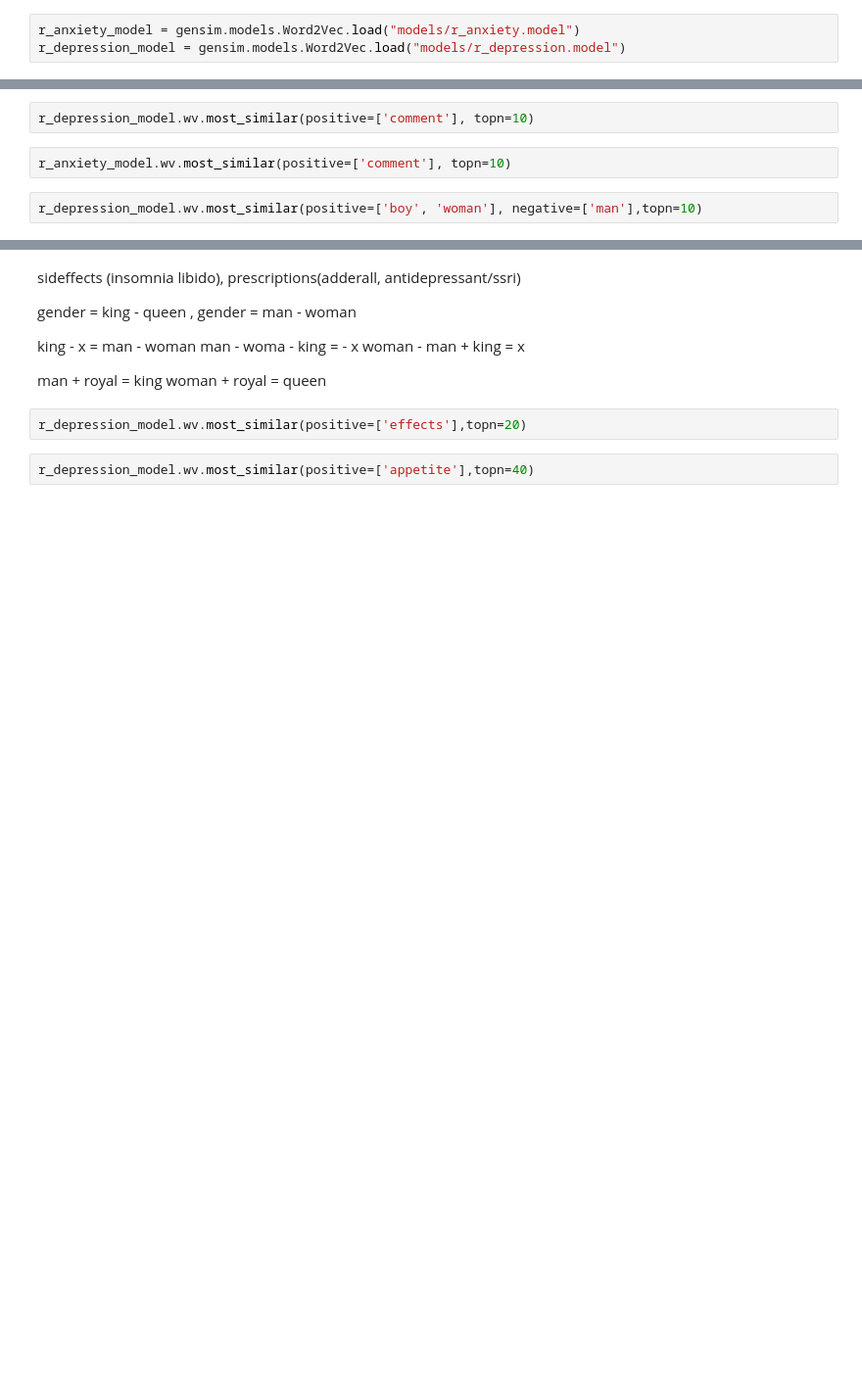
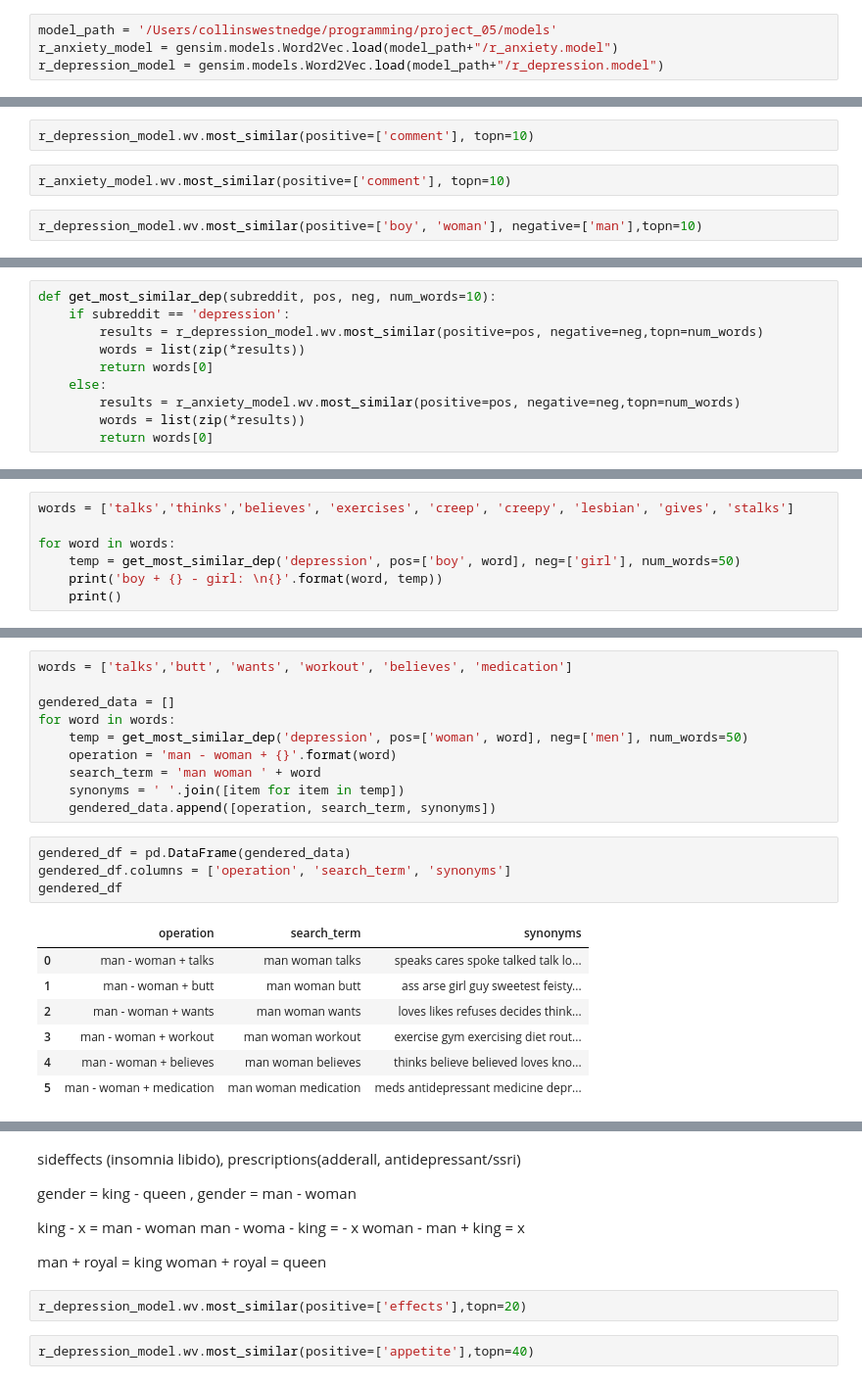
Before and after one commit to dirtylittledirtbike/project_05_v2, a Jupyter notebook: notebooks/word2vec.ipynb, the cells around one changed output, grey strips where cells are left out. Shown at 98% size. Drawn from its saved outputs; the diff is of its cells as text; blank space fills up the shorter version.

```diff
--- a/notebooks/word2vec.ipynb
+++ b/notebooks/word2vec.ipynb
@@ -140,8 +141,9 @@ r_anxiety_model = gensim.models.Word2Vec(
 # %%
 # r_anxiety_model.save("models/r_anxiety.model")
 # %%
-r_anxiety_model = gensim.models.Word2Vec.load("models/r_anxiety.model")
-r_depression_model = gensim.models.Word2Vec.load("models/r_depression.model")
+model_path = '/Users/collinswestnedge/programming/project_05/models'
+r_anxiety_model = gensim.models.Word2Vec.load(model_path+"/r_anxiety.model")
+r_depression_model = gensim.models.Word2Vec.load(model_path+"/r_depression.model")
 # %% [markdown]
 ### Examining the learned word embeddings for our models
 # %%
@@ -170,0 +188,10 @@ r_depression_model.wv.most_similar(positive=['boy', 'woman'], negative=['man'],t
+# %%
+def get_most_similar_dep(subreddit, pos, neg, num_words=10):
+    if subreddit == 'depression':
+        results = r_depression_model.wv.most_similar(positive=pos, negative=neg,topn=num_words)
+        words = list(zip(*results))
+        return words[0]
+    else:
+        results = r_anxiety_model.wv.most_similar(positive=pos, negative=neg,topn=num_words)
+        words = list(zip(*results))
+        return words[0]
@@ -170,0 +200,7 @@ r_depression_model.wv.most_similar(positive=['boy', 'woman'], negative=['man'],t
+# %%
+words = ['talks','thinks','believes', 'exercises', 'creep', 'creepy', 'lesbian', 'gives', 'stalks']
+
+for word in words:
+    temp = get_most_similar_dep('depression', pos=['boy', word], neg=['girl'], num_words=50)
+    print('boy + {} - girl: \n{}'.format(word, temp))
+    print()
@@ -170,0 +225,22 @@ r_depression_model.wv.most_similar(positive=['boy', 'woman'], negative=['man'],t
+# %%
+words = ['talks','butt', 'wants', 'workout', 'believes', 'medication']
+
+gendered_data = []
+for word in words:
+    temp = get_most_similar_dep('depression', pos=['woman', word], neg=['men'], num_words=50)
+    operation = 'man - woman + {}'.format(word)
+    search_term = 'man woman ' + word
+    synonyms = ' '.join([item for item in temp])
+    gendered_data.append([operation, search_term, synonyms])
+# %%
+gendered_df = pd.DataFrame(gendered_data)
+gendered_df.columns = ['operation', 'search_term', 'synonyms']
+gendered_df
+# %% [output]
+|  | operation | search_term | synonyms |
+| 0 | man - woman + talks | man woman talks | speaks cares spoke talked talk lo... |
+| 1 | man - woman + butt | man woman butt | ass arse girl guy sweetest feisty... |
+| 2 | man - woman + wants | man woman wants | loves likes refuses decides think... |
+| 3 | man - woman + workout | man woman workout | exercise gym exercising diet rout... |
+| 4 | man - woman + believes | man woman believes | thinks believe believed loves kno... |
+| 5 | man - woman + medication | man woman medication | meds antidepressant medicine depr... |
```
Also changed, not shown: parts of 10 cells of this notebook, 4 other files.
